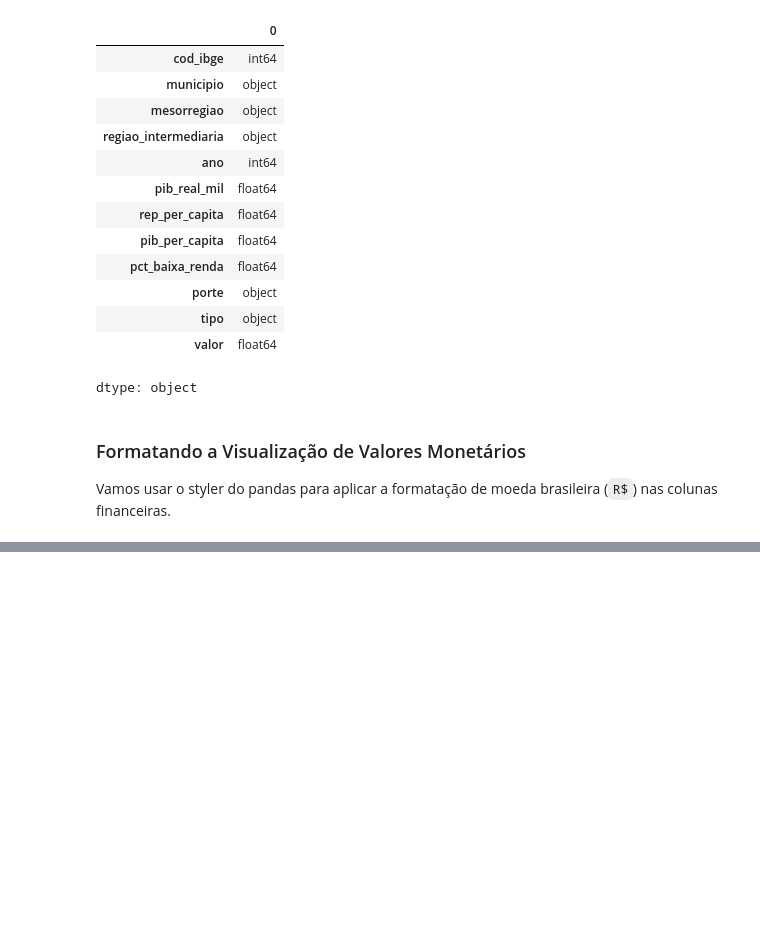
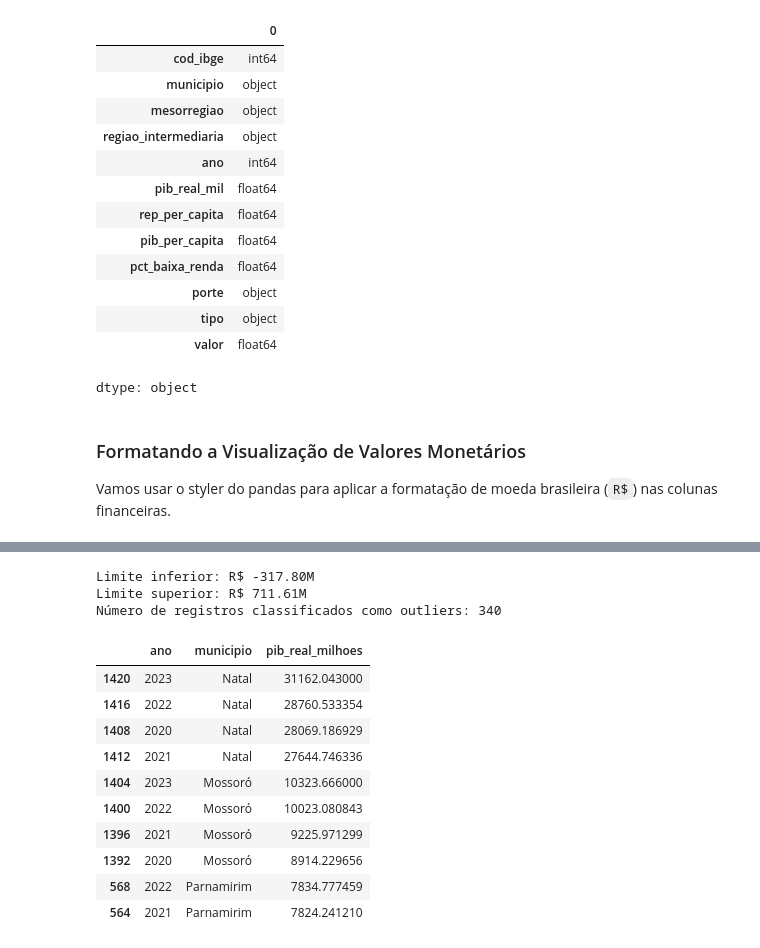
Before and after one commit to Renata-Nascimento/Projeto-U02-CD, a Jupyter notebook: notebooks/02_limpeza_eda.ipynb, the cells around one changed output, grey strips where cells are left out. Saved outputs shown, nothing was run; the diff lists cells and outputs as text; code cells hidden in the pictures; blank space fills up the shorter version.

```diff
--- a/notebooks/02_limpeza_eda.ipynb
+++ b/notebooks/02_limpeza_eda.ipynb
@@ -252,0 +286,40 @@ repasses.pivot_table(index='ano', columns='tipo', values='cod_ibge', aggfunc='nu
+# %%
+# Encontrando outliers de forma global (todos os anos consolidados)
+import numpy as np
+
+# Usamos a série direta do DataFrame em vez do objeto groupby
+serie_pib = df_analise['pib_real_milhoes']
+
+# Calcula os quantis de forma correta
+q1 = np.quantile(serie_pib, 0.25)
+q3 = np.quantile(serie_pib, 0.75)
+iqr = q3 - q1
+
+# Calcula os limites inferior e superior
+lower = q1 - 1.5 * iqr
+upper = q3 + 1.5 * iqr
+
+# Filtra os registros que são considerados outliers
+outliers = df_analise[(serie_pib < lower) | (serie_pib > upper)]
+
+print(f"Limite inferior: R$ {lower:.2f}M")
+print(f"Limite superior: R$ {upper:.2f}M")
+print(f"Número de registros classificados como outliers: {len(outliers)}")
+
+# Exibe os municípios que mais se destacam como outliers
+display(outliers[['ano', 'municipio', 'pib_real_milhoes']].drop_duplicates().sort_values(by='pib_real_milhoes', ascending=False).head(10))
+# %% [output]
+Limite inferior: R$ -317.80M
+Limite superior: R$ 711.61M
+Número de registros classificados como outliers: 340
+|  | ano | municipio | pib_real_milhoes |
+| 1420 | 2023 | Natal | 31162.043000 |
+| 1416 | 2022 | Natal | 28760.533354 |
+| 1408 | 2020 | Natal | 28069.186929 |
+| 1412 | 2021 | Natal | 27644.746336 |
+| 1404 | 2023 | Mossoró | 10323.666000 |
+| 1400 | 2022 | Mossoró | 10023.080843 |
+| 1396 | 2021 | Mossoró | 9225.971299 |
+| 1392 | 2020 | Mossoró | 8914.229656 |
+| 568 | 2022 | Parnamirim | 7834.777459 |
+| 564 | 2021 | Parnamirim | 7824.241210 |
```
Also changed, not shown: parts of 7 cells of this notebook.
